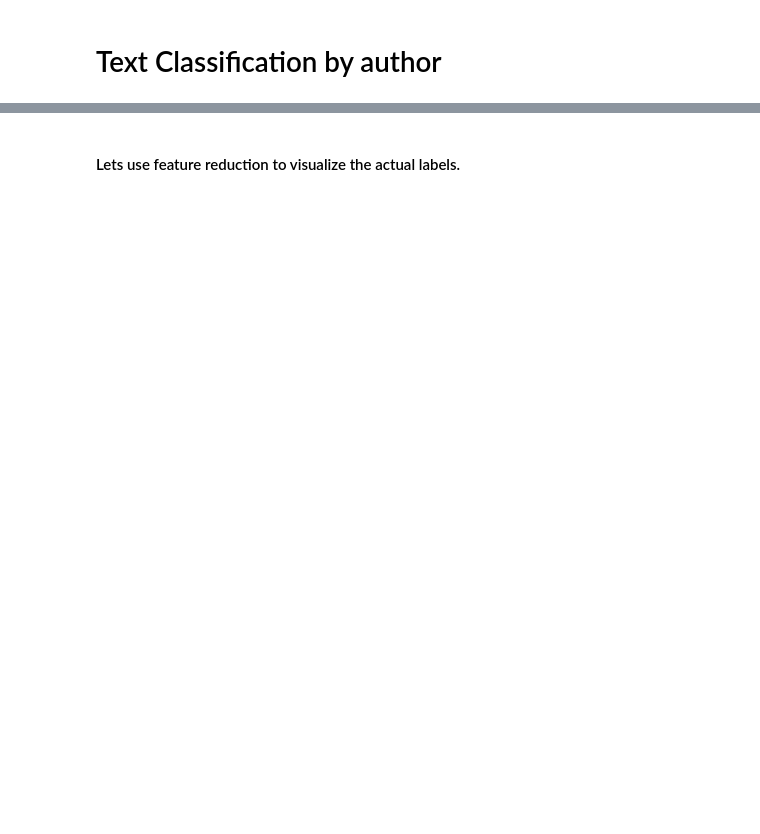
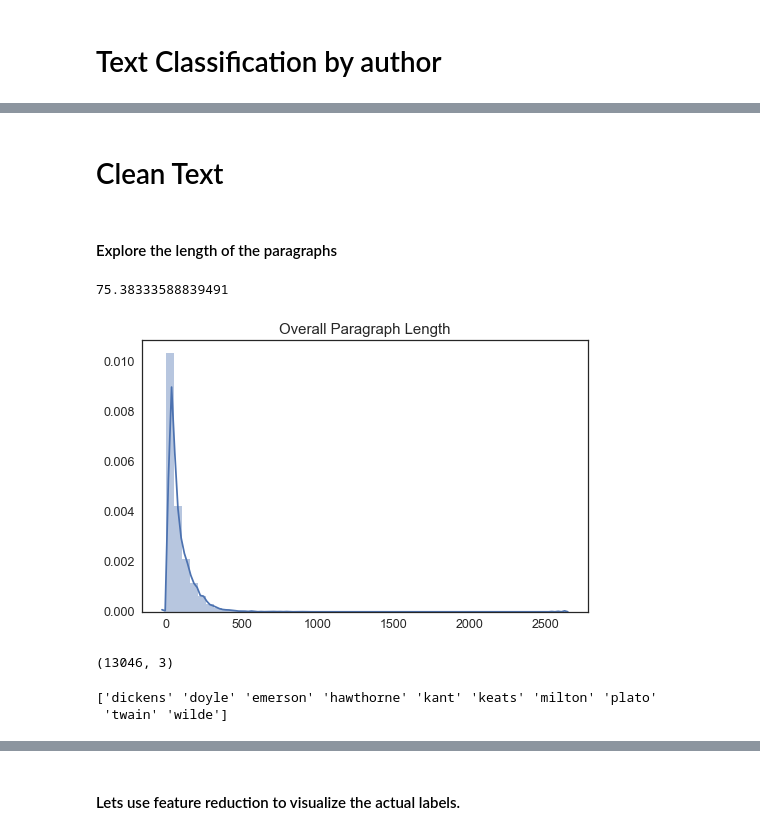
Before and after one commit to lilpricey/Thinkful, a Jupyter notebook: unit_4/Unsupervised Learning Capstone.ipynb, the cells around one changed output, grey strips where cells are left out. Saved outputs shown, nothing was run; the diff lists cells and outputs as text; code cells hidden in the pictures; blank space fills up the shorter version.

```diff
--- a/unit_4/Unsupervised Learning Capstone.ipynb
+++ b/unit_4/Unsupervised Learning Capstone.ipynb
@@ -116,3 +2,0 @@ df['sentence'] = df['sentence'].apply(text_cleaner)
-# %%
-for i in np.arange(1, 19000, 2000):
-    print(df['sentence'][i])
@@ -129,0 +66,37 @@ i was seated by the shore of a small pond  about a mile and a half south of the
+# %%
+# Create Author labels for each book
+labels = []
+for file in files:
+    author = re.search(r'^\w+', file).group()
+    labels.append([file, author])
+# %%
+# Read corpus in by paragraph, and create list with author label
+para_list = []
+joined_paras = []
+for book in labels:
+    paragraphs = texts.paras(book[0])
+    for paragraph in paragraphs:
+        para = paragraph[0]
+        para_list.append([' '.join(para), book[1]])
+# %% [markdown]
+# Clean Text
+# %% [markdown]
+#### Explore the length of the paragraphs
+# %%
+#Display mean paragraph length
+para_len = []
+for i in para_list:
+    para_len.append(len(i[0]))
+
+np.mean(para_len)
+# %% [output]
+75.38333588839491
+# %%
+#Plot distribution of paragraph length
+plt.figure(figsize=(8,5))
+sns.distplot(para_len)
+plt.title('Overall Paragraph Length')
+
+plt.show()
+# %% [output]
+[figure, added]
@@ -129,0 +108,12 @@ i was seated by the shore of a small pond  about a mile and a half south of the
+# %%
+# display shape of df
+df.shape
+# %% [output]
+(13046, 3)
+# %%
+# create list of author names
+author_list = df['author'].unique()
+print(author_list)
+# %% [output]
+['dickens' 'doyle' 'emerson' 'hawthorne' 'kant' 'keats' 'milton' 'plato'
+ 'twain' 'wilde']
```
Also changed, not shown: parts of 94 cells of this notebook.
